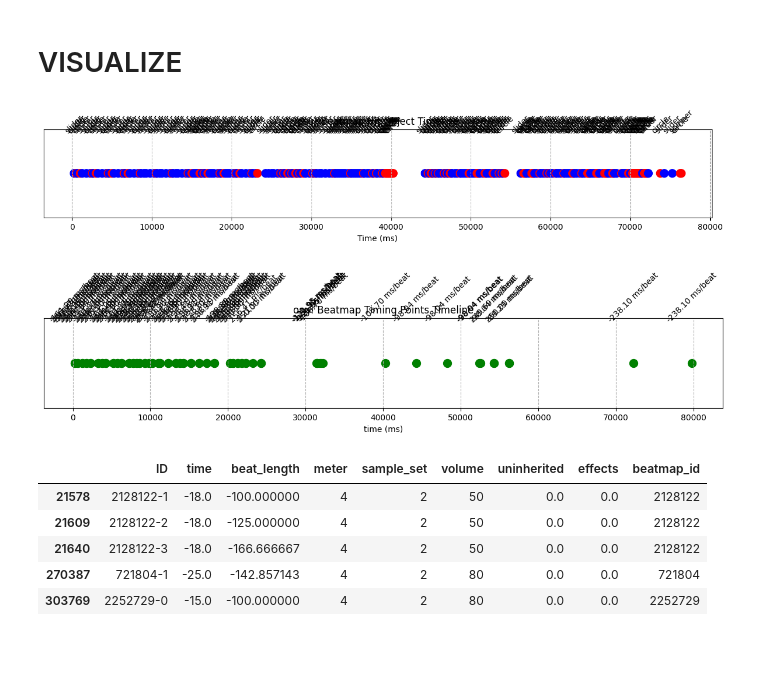
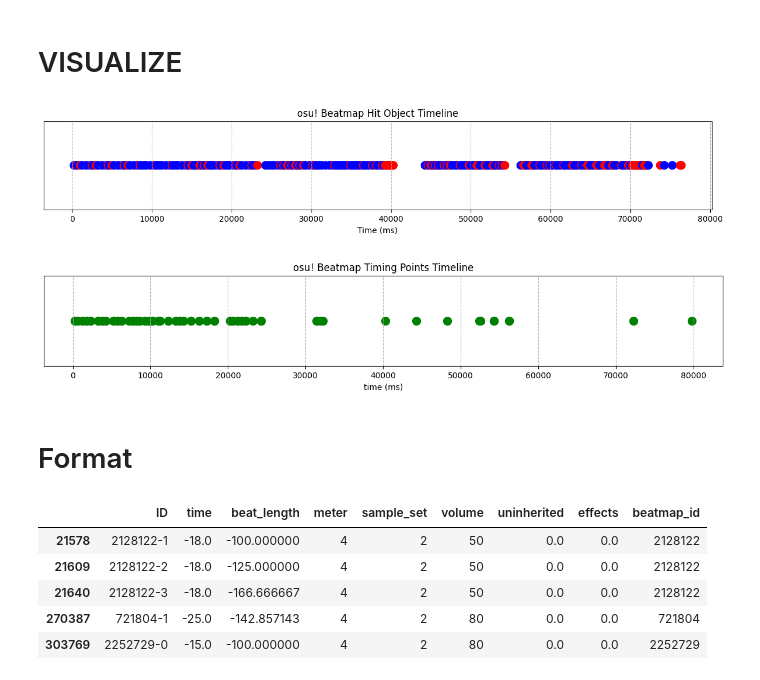
Before and after one commit to saliherdemk/osu-dataset-generator, a Jupyter notebook: notebooks/format_dataset.ipynb, the cells around one changed output. Drawn from its saved outputs; the diff is of its cells as text; code cells hidden in the pictures; blank space fills up the shorter version.

```diff
--- a/notebooks/format_dataset.ipynb
+++ b/notebooks/format_dataset.ipynb
@@ -16,22 +16,19 @@ time_points_df = pd.read_csv(time_points_csv)
 # %%
 import matplotlib.pyplot as plt
 
 example_df = df = hit_objects_df[hit_objects_df["ID"] == "2269930-0"].copy()
 example_df["Color"] = example_df["Type"].apply(lambda t: "blue" if t == "slider" else "red")
 
 plt.figure(figsize=(15, 2))
 plt.scatter(example_df["Time"], [1] * len(example_df), c=example_df["Color"], s=100, label="Hit Objects")
 
-for _, row in example_df.iterrows():
-    plt.text(row["Time"], 1.05, row["Type"], ha='center', fontsize=10, rotation=45)
-
 plt.yticks([])
 plt.xlabel("Time (ms)")
 plt.title("osu! Beatmap Hit Object Timeline")
 plt.grid(axis="x", linestyle="--")
 plt.show()
 # %% [output]
-[figure, old version]
+[figure, new version]
 # %%
 import matplotlib.pyplot as plt
 
@@ -40,16 +37,15 @@ example_t_df = df = time_points_df[time_points_df["ID"] == "2269930-0"].copy()
 plt.figure(figsize=(15, 2))
 plt.scatter(example_t_df["time"], [1] * len(example_t_df), c="green", s=100, label="Timing Points")
 
-for _, row in example_t_df.iterrows():
-    plt.text(row["time"], 1.05, f"{row['beat_length']:.2f} ms/beat", ha='center', fontsize=10, rotation=45)
-
 plt.yticks([])
 plt.xlabel("time (ms)")
 plt.title("osu! Beatmap Timing Points Timeline")
 plt.grid(axis="x", linestyle="--",)
 plt.show()
 # %% [output]
-[figure, old version]
+[figure, new version]
+# %% [markdown]
+# Format
 # %%
 a = time_points_df[time_points_df["uninherited"] == 0]
 a[a["time"] < 0].head()
```
Also changed, not shown: parts of 4 cells of this notebook.
